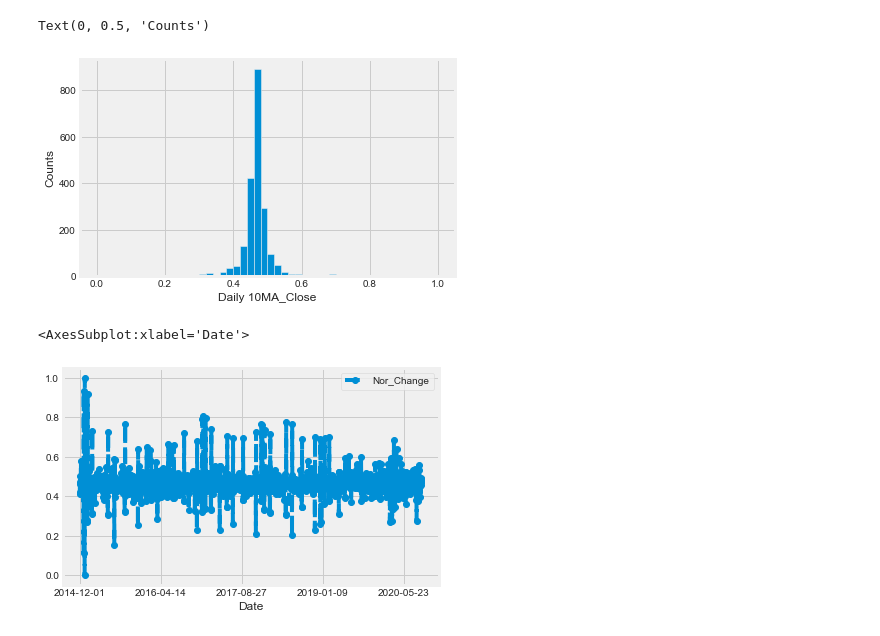
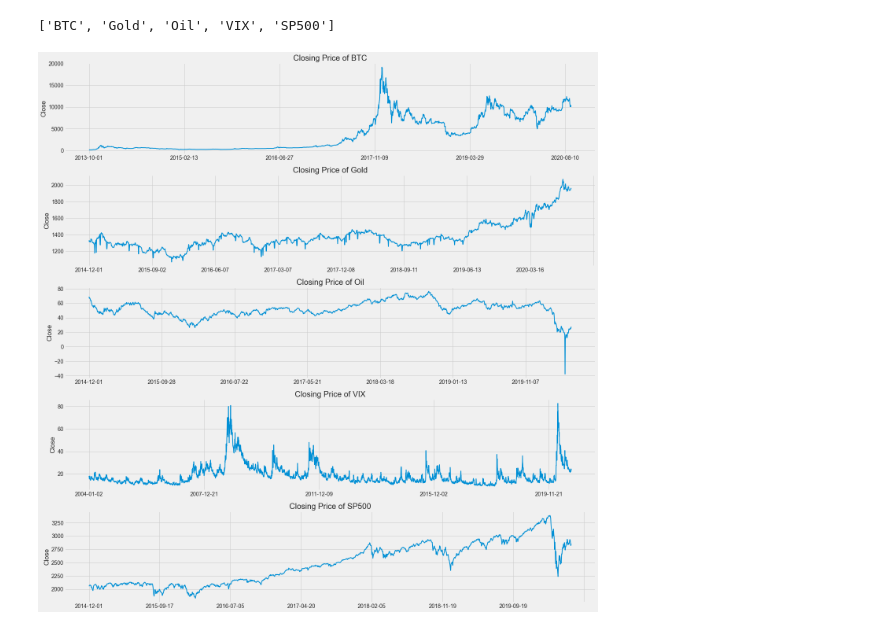
Before and after one commit to brucechan2020/ADA-Assessment, a Jupyter notebook: data-visualization.ipynb, the cells around one changed output. Saved outputs shown, nothing was run; the diff lists cells and outputs as text; code cells hidden in the pictures.

```diff
--- a/data-visualization.ipynb
+++ b/data-visualization.ipynb
@@ -92,5 +16,0 @@ Text(0, 0.5, 'Counts')
-# %%
-df_gold['Change'] = df_gold.Close.pct_change()
-df_sp500['Change'].hist(bins=50)
-plt.xlabel('Daily 10MA_Close')
-plt.ylabel('Counts')
@@ -100,17 +17,24 @@ Text(0, 0.5, 'Counts')
-# %%
-def min_max_scaling(series):
-    return (series - series.min()) / (series.max() - series.min())
-
-df_gold['Nor_Change'] = min_max_scaling(df_gold.Change)
-# %%
-df_gold.Nor_Change.hist(bins=50)
-plt.xlabel('Daily 10MA_Close')
-plt.ylabel('Counts')
-# %% [output]
-Text(0, 0.5, 'Counts')
-[figure, removed]
-# %%
-df_gold.Nor_Change.plot( legend=True, linestyle='--', marker='o')
-# %% [output]
-<AxesSubplot:xlabel='Date'>
-[figure, removed]
+# %%
+dfs= [df_bc,df_gold,df_oil,df_vix,df_sp500]
+# %%
+dfs_label=[]
+for df in dfs:
+    dfs_label.append((df['Type'].unique()[0]))
+# %%
+dfs_label
+# %% [output]
+['BTC', 'Gold', 'Oil', 'VIX', 'SP500']
+# %%
+# Let's see a historical view of the closing price
+plt.figure(figsize=(20,20))
+plt.subplots_adjust(top=1.25, bottom=1.2)
+
+for i, df in enumerate(dfs, 1):
+    plt.subplot(5, 1, i)
+    df['Close'].plot(linewidth=2)
+    plt.ylabel('Close')
+    plt.xlabel(None)
+    plt.title(f"Closing Price of {dfs_label[i - 1]}")
+plt.tight_layout()
+# %% [output]
+[figure, added]
```
Also changed, not shown: parts of 24 cells of this notebook, 12 other files.
